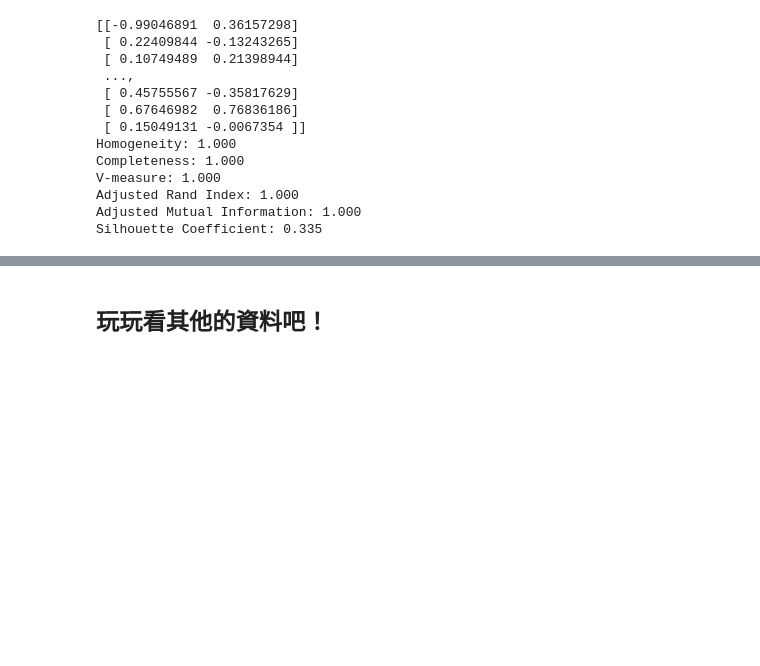
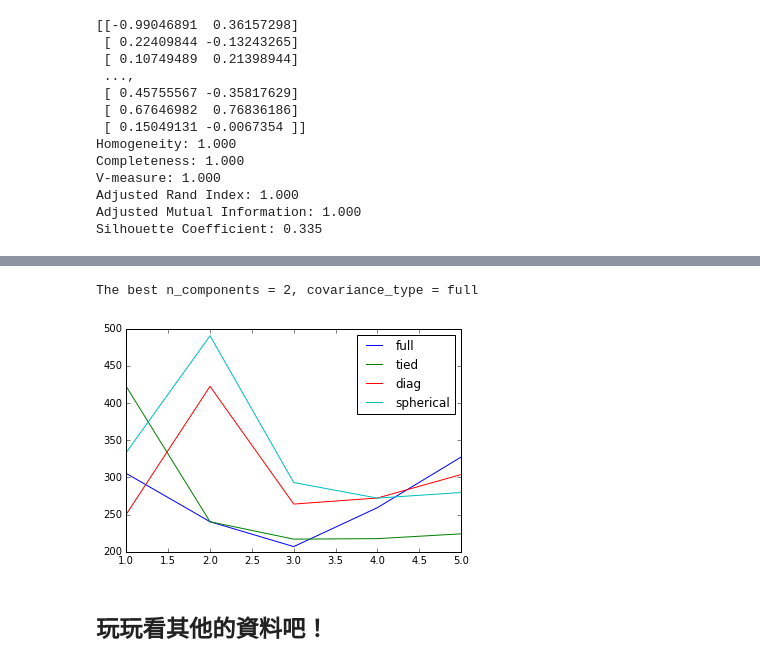
Before and after one commit to MLStudyGroup/ML_tutorial, a Jupyter notebook: Tutorial2_Scikit_Learn_Clustering.ipynb, the cells around one changed output, grey strips where cells are left out. Cells and saved outputs as stored; diff of their text form; code cells hidden in the pictures; blank space fills up the shorter version.

```diff
--- a/Tutorial2_Scikit_Learn_Clustering.ipynb
+++ b/Tutorial2_Scikit_Learn_Clustering.ipynb
@@ -158,3 +232,39 @@ Silhouette Coefficient: 0.335
+# %%
+cov_type_ary = ['full', 'tied', 'diag', 'spherical']
+n_components_range = range(1, 6)
+
+lowest_bic = np.infty
+best_n_components = None
+best_cov_type = None
+
+bic_history = {'full':[], 'tied':[], 'diag':[], 'spherical': []}
+
+for cov_type in cov_type_ary:
+    for n_components in n_components_range:
+        estimator = GaussianMixture(
+            n_components=n_components,
+            covariance_type=cov_type,
+            max_iter=100,
+            random_state=0
+        )
+        estimator.fit(X_train)
+        bic_history[cov_type].append(bic)
+        bic = estimator.bic(X_test)
+        if bic < lowest_bic:
+            lowest_bic = bic
+            best_n_components = n_components
+            best_cov_type = cov_type
+print('The best n_components = {}, covariance_type = {}'.format(best_n_components, best_cov_type))
+
+plt.plot([1, 2, 3, 4, 5], bic_history['full'], label='full')
+plt.plot([1, 2, 3, 4, 5], bic_history['tied'], label='tied')
+plt.plot([1, 2, 3, 4, 5], bic_history['diag'], label='diag')
+plt.plot([1, 2, 3, 4, 5], bic_history['spherical'], label='spherical')
+plt.legend()
+plt.show()
+# %% [output]
+The best n_components = 2, covariance_type = full
+[figure, added]
 # %% [markdown]
 ## 玩玩看其他的資料吧！
 # %%
```
Also changed, not shown: parts of 2 cells of this notebook.
